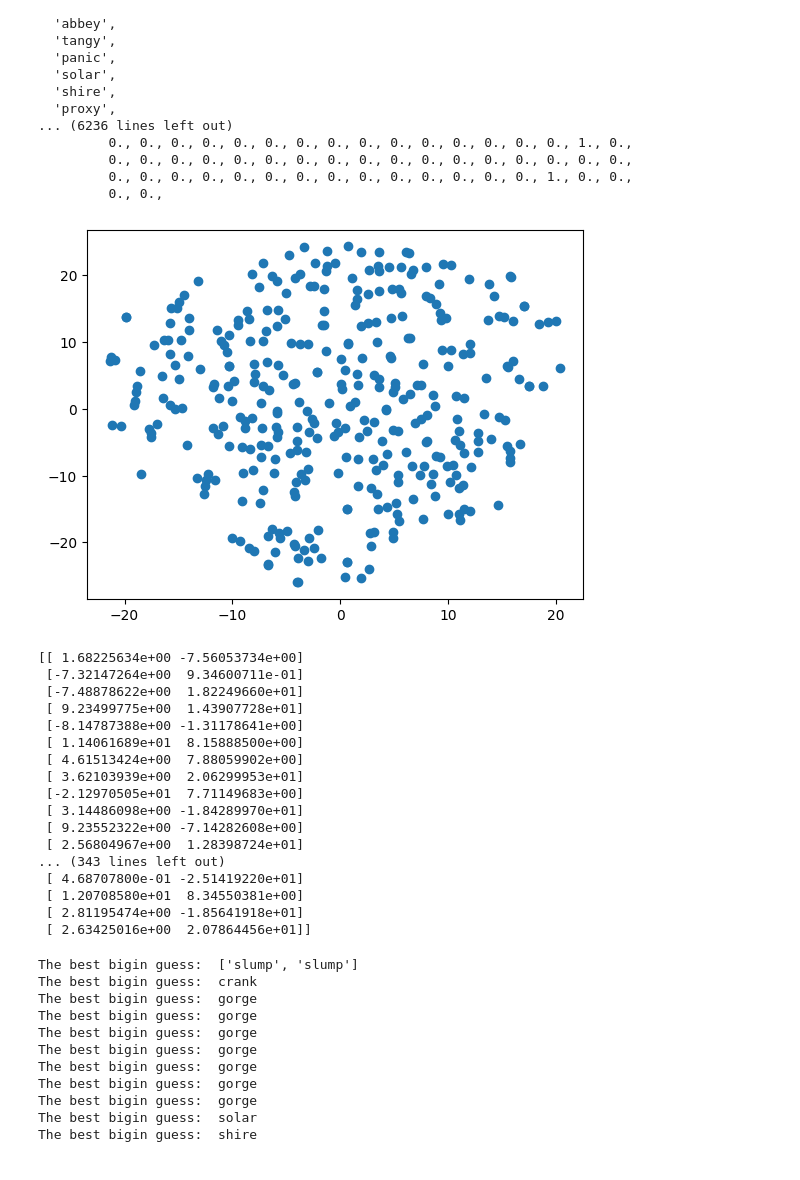
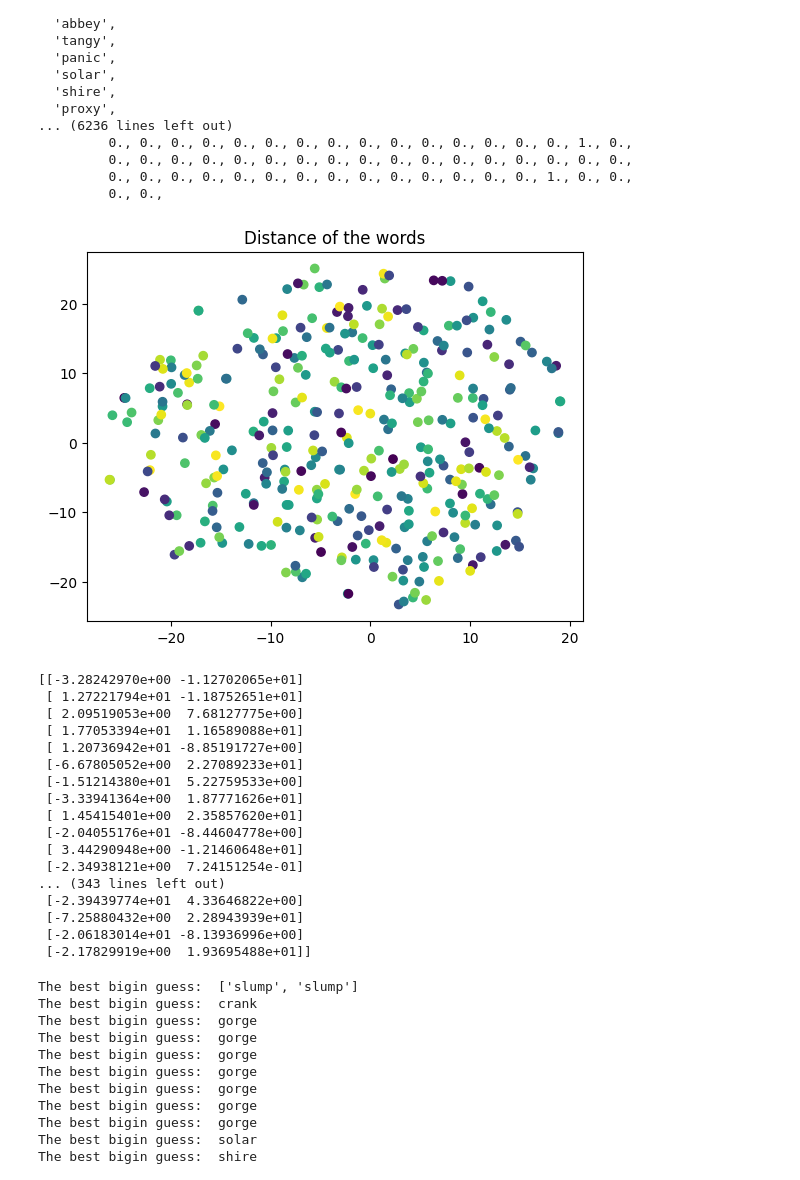
Before and after one commit to ShoiLyaung/MCM_C, a Jupyter notebook: Q3/Kmeans_by_Euclid.ipynb, the cells around one changed output. Drawn from its saved outputs; the diff is of its cells as text; code cells hidden in the pictures.

```diff
--- a/Q3/Kmeans_by_Euclid.ipynb
+++ b/Q3/Kmeans_by_Euclid.ipynb
@@ -69,33 +69,34 @@ with open('points.csv','w+') as f:
             dist = np.linalg.norm(word_vec[1][i] - word_vec[1][j])
             print(word_vec[0][i],',',word_vec[0][j],',', dist,file=f)
 # %%
+#Visualize the distance of words
 from sklearn.manifold import TSNE
 tsneData = TSNE().fit_transform(word_vec[2])
-#Visualize the distance of words
-f = plt.figure
 ax = plt.subplot(aspect='auto')
-sc = ax.scatter(tsneData[:,0], tsneData[:,1])
+colors=np.random.rand(len(word_vec[2]))
+sc = ax.scatter(tsneData[:,0], tsneData[:,1],c=colors)
+plt.title("Distance of the words")
 plt.show()
 print(tsneData)
 # %% [output]
-[figure, old version]
+[figure, new version]
-[[ 1.68225634e+00 -7.56053734e+00]
- [-7.32147264e+00  9.34600711e-01]
- [-7.48878622e+00  1.82249660e+01]
- [ 9.23499775e+00  1.43907728e+01]
- [-8.14787388e+00 -1.31178641e+00]
- [ 1.14061689e+01  8.15888500e+00]
- [ 4.61513424e+00  7.88059902e+00]
- [ 3.62103939e+00  2.06299953e+01]
- [-2.12970505e+01  7.71149683e+00]
- [ 3.14486098e+00 -1.84289970e+01]
- [ 9.23552322e+00 -7.14282608e+00]
- [ 2.56804967e+00  1.28398724e+01]
+[[-3.28242970e+00 -1.12702065e+01]
+ [ 1.27221794e+01 -1.18752651e+01]
+ [ 2.09519053e+00  7.68127775e+00]
+ [ 1.77053394e+01  1.16589088e+01]
+ [ 1.20736942e+01 -8.85191727e+00]
+ [-6.67805052e+00  2.27089233e+01]
+ [-1.51214380e+01  5.22759533e+00]
+ [-3.33941364e+00  1.87771626e+01]
+ [ 1.45415401e+00  2.35857620e+01]
+ [-2.04055176e+01 -8.44604778e+00]
+ [ 3.44290948e+00 -1.21460648e+01]
+ [-2.34938121e+00  7.24151254e-01]
 ... (343 lines left out)
- [ 4.68707800e-01 -2.51419220e+01]
- [ 1.20708580e+01  8.34550381e+00]
- [ 2.81195474e+00 -1.85641918e+01]
- [ 2.63425016e+00  2.07864456e+01]]
+ [-2.39439774e+01  4.33646822e+00]
+ [-7.25880432e+00  2.28943939e+01]
+ [-2.06183014e+01 -8.13936996e+00]
+ [-2.17829919e+00  1.93695488e+01]]
 # %%
 from sklearn.cluster import KMeans
 n_clusters=1
```
Also changed, not shown: 3 other files.
